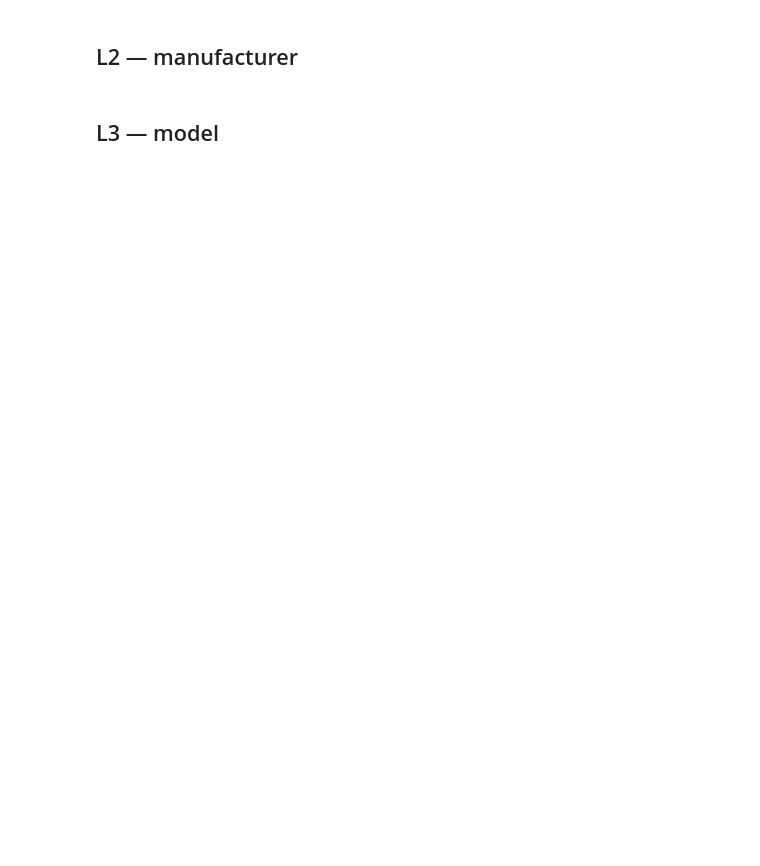
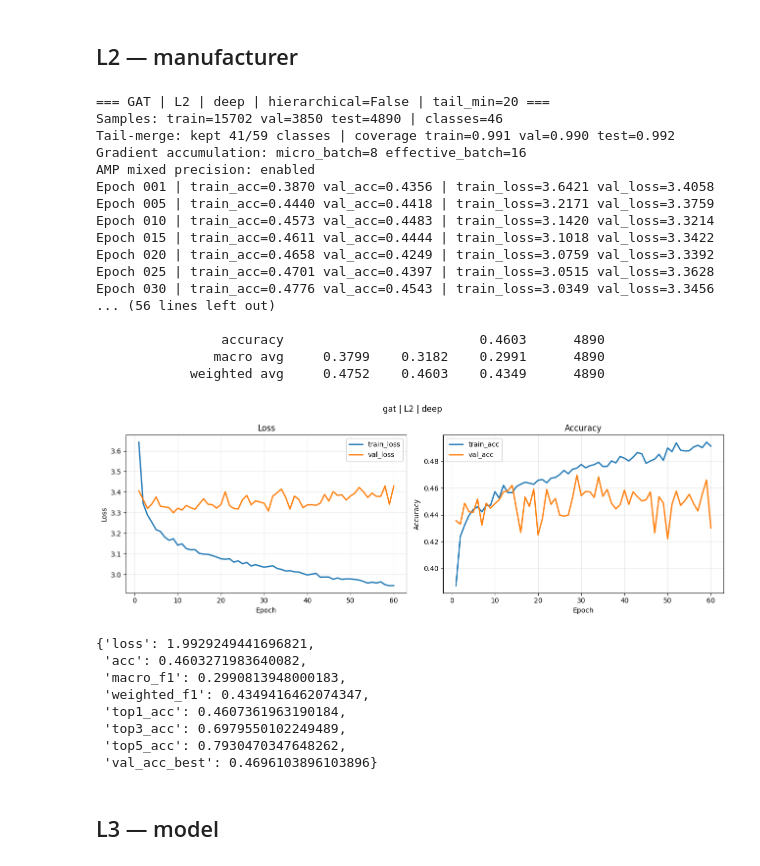
Before and after one commit to Anamikarajesh/FGVD, a Jupyter notebook: gat.ipynb, the cells around one changed output. Drawn from its saved outputs; the diff is of its cells as text; code cells hidden in the pictures; blank space fills up the shorter version.

```diff
--- a/gat.ipynb
+++ b/gat.ipynb
@@ -7,11 +7,23 @@
 # %%
 from pathlib import Path
+import gc
+import importlib
 import warnings; warnings.filterwarnings('ignore')
+import torch
 
-from fgvd_utils import ExperimentConfig, run_experiment
+import fgvd_utils
+fgvd_utils = importlib.reload(fgvd_utils)
+ExperimentConfig = fgvd_utils.ExperimentConfig
+run_experiment = fgvd_utils.run_experiment
 
 CKPT_ROOT = Path('checkpoints')
 PLOT_ROOT = Path('plots')
+
+def clear_cuda():
+    gc.collect()
+    if torch.cuda.is_available():
+        torch.cuda.empty_cache()
+        torch.cuda.ipc_collect()
 # %% [markdown]
 ## L1 — vehicle type
 # %%
@@ -31,13 +65,45 @@ Epoch 005 | train_acc=0.8508 val_acc=0.8281 | train_loss=0.8251 val_loss=0.8622
 # %% [markdown]
 ## L2 — manufacturer
 # %%
-cfg_l2 = ExperimentConfig(
+clear_cuda()
+cfg_l2_flat = ExperimentConfig(
     method='gat', level='L2', feature_source='deep',
-    epochs=60, batch_size=16, lr=5e-4, weight_decay=1e-3,
-    hidden_dim=128, heads=8, dropout=0.4,
+    epochs=60, batch_size=8, grad_accum_steps=2,
+    lr=1e-3, weight_decay=1e-4,
+    hidden_dim=128, heads=4, dropout=0.5,
+    hierarchical=False,
+    use_logit_adjustment=False,
+    resume=False,
 )
-out_l2 = run_experiment(cfg_l2, ckpt_root=CKPT_ROOT, plot_root=PLOT_ROOT)
-out_l2['metrics']
+out_l2_flat = run_experiment(cfg_l2_flat, ckpt_root=CKPT_ROOT, plot_root=PLOT_ROOT)
+out_l2_flat['metrics']
+# %% [output]
+=== GAT | L2 | deep | hierarchical=False | tail_min=20 ===
+Samples: train=15702 val=3850 test=4890 | classes=46
+Tail-merge: kept 41/59 classes | coverage train=0.991 val=0.990 test=0.992
+Gradient accumulation: micro_batch=8 effective_batch=16
+AMP mixed precision: enabled
+Epoch 001 | train_acc=0.3870 val_acc=0.4356 | train_loss=3.6421 val_loss=3.4058
+Epoch 005 | train_acc=0.4440 val_acc=0.4418 | train_loss=3.2171 val_loss=3.3759
+Epoch 010 | train_acc=0.4573 val_acc=0.4483 | train_loss=3.1420 val_loss=3.3214
+Epoch 015 | train_acc=0.4611 val_acc=0.4444 | train_loss=3.1018 val_loss=3.3422
+Epoch 020 | train_acc=0.4658 val_acc=0.4249 | train_loss=3.0759 val_loss=3.3392
+Epoch 025 | train_acc=0.4701 val_acc=0.4397 | train_loss=3.0515 val_loss=3.3628
+Epoch 030 | train_acc=0.4776 val_acc=0.4543 | train_loss=3.0349 val_loss=3.3456
+... (56 lines left out)
+
+                accuracy                         0.4603      4890
+               macro avg     0.3799    0.3182    0.2991      4890
+            weighted avg     0.4752    0.4603    0.4349      4890
+[figure, added]
+{'loss': 1.9929249441696821,
+ 'acc': 0.4603271983640082,
+ 'macro_f1': 0.2990813948000183,
+ 'weighted_f1': 0.4349416462074347,
+ 'top1_acc': 0.4607361963190184,
+ 'top3_acc': 0.6979550102249489,
+ 'top5_acc': 0.7930470347648262,
+ 'val_acc_best': 0.4696103896103896}
 # %% [markdown]
 ## L3 — model
 # %%
```
Also changed, not shown: parts of 3 cells of this notebook, 6 other files.
